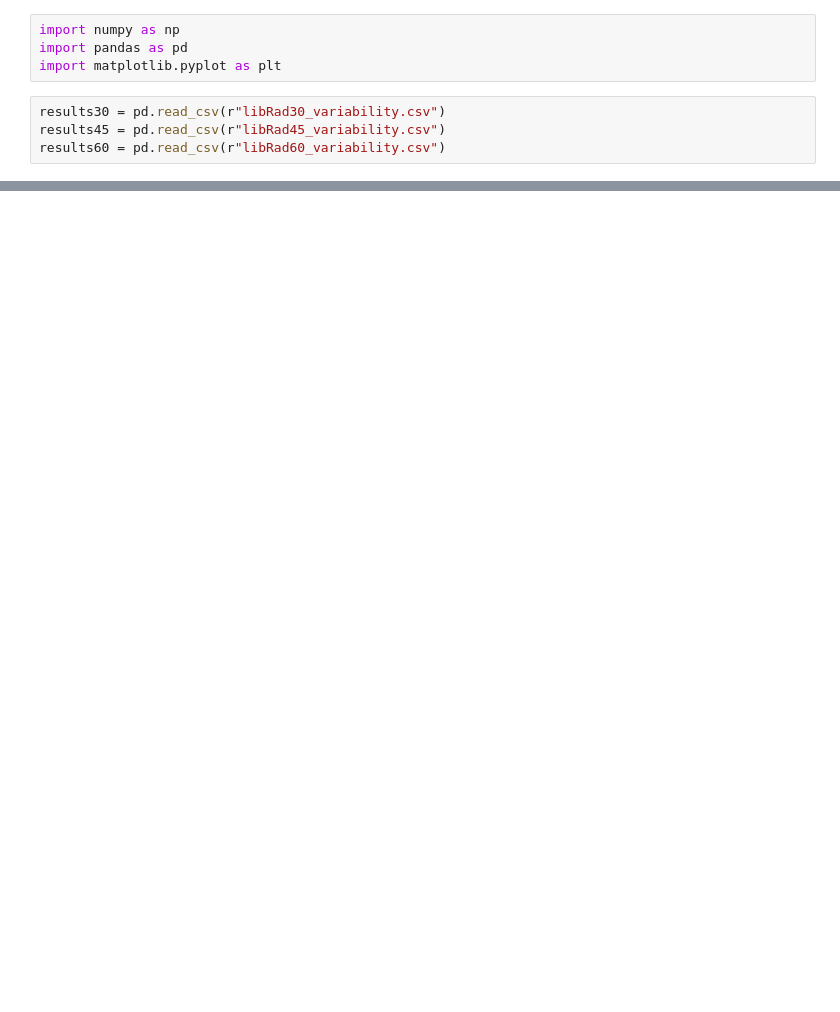
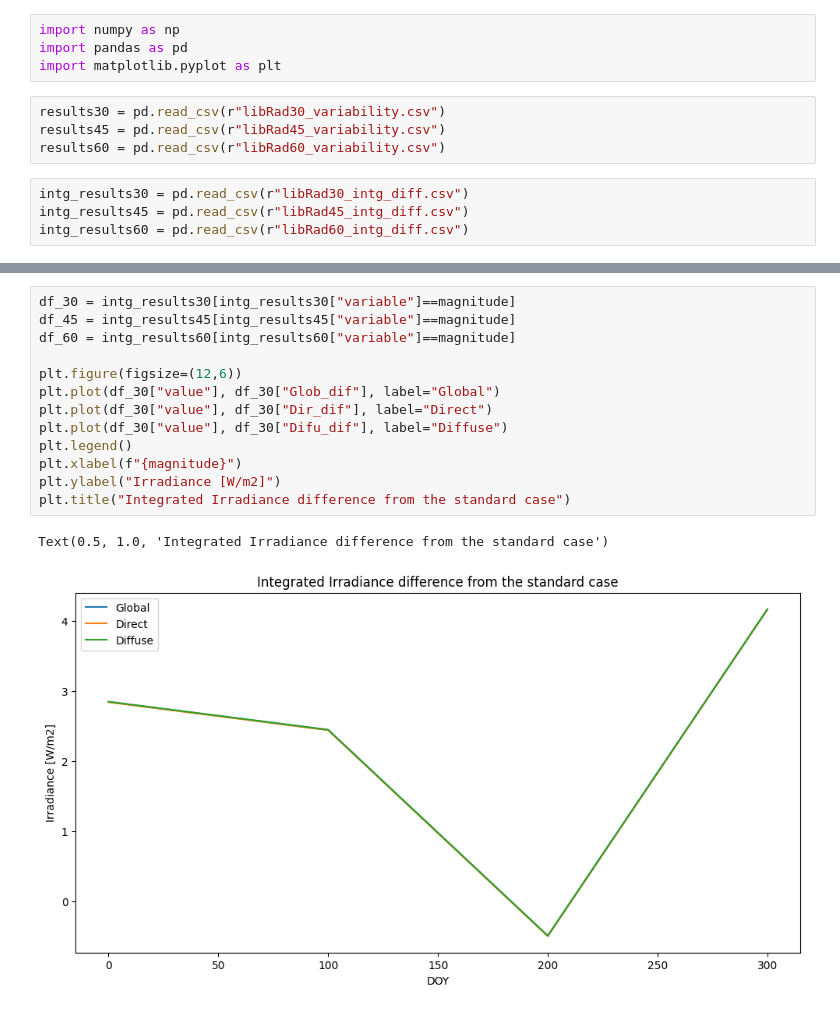
Before and after one commit to mike-wazowski-13/libRadtran, a Jupyter notebook: result_analysis.ipynb, the cells around one changed output, grey strips where cells are left out. Cells and saved outputs as stored; diff of their text form; blank space fills up the shorter version.

```diff
--- a/result_analysis.ipynb
+++ b/result_analysis.ipynb
@@ -6,3 +6,7 @@ import matplotlib.pyplot as plt
 results30 = pd.read_csv(r"libRad30_variability.csv")
 results45 = pd.read_csv(r"libRad45_variability.csv")
 results60 = pd.read_csv(r"libRad60_variability.csv")
+# %%
+intg_results30 = pd.read_csv(r"libRad30_intg_diff.csv")
+intg_results45 = pd.read_csv(r"libRad45_intg_diff.csv")
+intg_results60 = pd.read_csv(r"libRad60_intg_diff.csv")
@@ -43,0 +68,16 @@ plt.show()
+# %%
+df_30 = intg_results30[intg_results30["variable"]==magnitude]
+df_45 = intg_results45[intg_results45["variable"]==magnitude]
+df_60 = intg_results60[intg_results60["variable"]==magnitude]
+
+plt.figure(figsize=(12,6))
+plt.plot(df_30["value"], df_30["Glob_dif"], label="Global")
+plt.plot(df_30["value"], df_30["Dir_dif"], label="Direct")
+plt.plot(df_30["value"], df_30["Difu_dif"], label="Diffuse")
+plt.legend()
+plt.xlabel(f"{magnitude}")
+plt.ylabel("Irradiance [W/m2]")
+plt.title("Integrated Irradiance difference from the standard case")
+# %% [output]
+Text(0.5, 1.0, 'Integrated Irradiance difference from the standard case')
+[figure, added]
```
Also changed, not shown: parts of 6 cells of this notebook, 11 other files.
